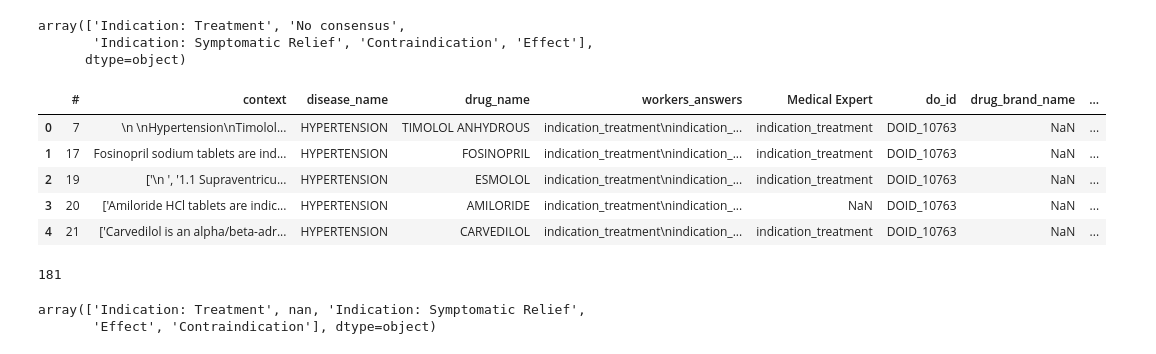
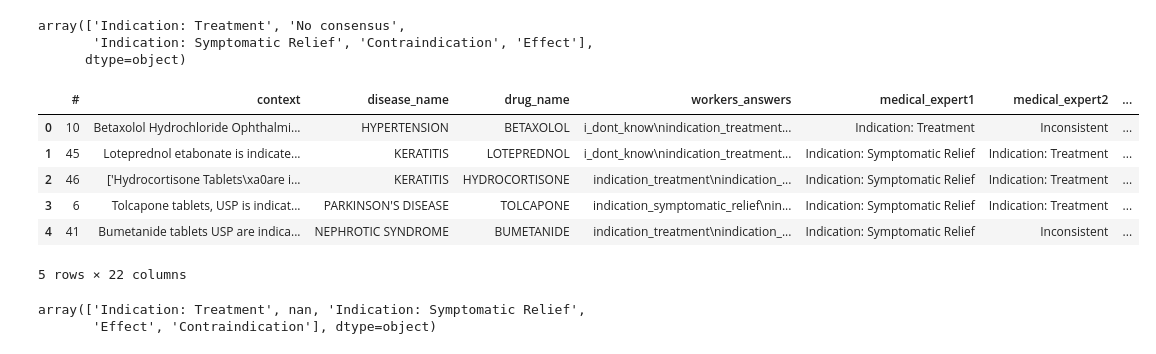
Before and after one commit to MaastrichtU-IDS/OptimAL, a Jupyter notebook: labeling/human-labeling/Resolving with 4th annotator.ipynb, the cells around one changed output. Cells and saved outputs as stored; diff of their text form; code cells hidden in the pictures.

```diff
--- a/labeling/human-labeling/Resolving with 4th annotator.ipynb
+++ b/labeling/human-labeling/Resolving with 4th annotator.ipynb
@@ -16,20 +16,27 @@ expert_all.expert_consensus.unique()
 array(['Indication: Treatment', 'No consensus',
        'Indication: Symptomatic Relief', 'Contraindication', 'Effect'],
       dtype=object)
-# %%
-expert4 = pd.read_excel('../data/expert/Medical Expert Annotation 4.xlsx', sheet_name='Sheet1')
-expert4.head()
-# %% [output]
-|  | # | context | disease_name | drug_name | workers_answers | Medical Expert | do_id | drug_brand_name | ... |
-| 0 | 7 | \n \nHypertension\nTimolol... | HYPERTENSION | TIMOLOL ANHYDROUS | indication_treatment\nindication_... | indication_treatment | DOID_10763 | NaN | ... |
-| 1 | 17 | Fosinopril sodium tablets are ind... | HYPERTENSION | FOSINOPRIL | indication_treatment\nindication_... | indication_treatment | DOID_10763 | NaN | ... |
-| 2 | 19 | ['\n ', '1.1 Supraventricu... | HYPERTENSION | ESMOLOL | indication_treatment\nindication_... | indication_treatment | DOID_10763 | NaN | ... |
-| 3 | 20 | ['Amiloride HCl tablets are indic... | HYPERTENSION | AMILORIDE | indication_treatment\nindication_... | NaN | DOID_10763 | NaN | ... |
-| 4 | 21 | ['Carvedilol is an alpha/beta-adr... | HYPERTENSION | CARVEDILOL | indication_treatment\nindication_... | indication_treatment | DOID_10763 | NaN | ... |
-# %%
-len(expert4)
-# %% [output]
-181
+# %%
+expert4 = pd.read_excel('../data/expert/Medical Expert Annotation 4.xlsx', sheet_name='Sheet1')
+expert4.head()
+meta_expert = pd.read_csv('../data/expert/experts_all_disagree_review.csv')
+
+meta_expert['Final \n(closest option)'].replace({'Indication_treatment':'Indication: Treatment',
+                                'Indication: Symptomatic relief':'Indication: Symptomatic Relief',
+                                'Treatment: Symptomatic relief':'Indication: Symptomatic Relief',
+                                 'contraindication':'Contraindication',
+                                'contraindicated':'Contraindication',
+                                'effect':'Effect'}, inplace=True)
+# %%
+meta_expert.head()
+# %% [output]
+|  | # | context | disease_name | drug_name | workers_answers | medical_expert1 | medical_expert2 | ... |
+| 0 | 10 | Betaxolol Hydrochloride Ophthalmi... | HYPERTENSION | BETAXOLOL | i_dont_know\nindication_treatment... | Indication: Treatment | Inconsistent | ... |
+| 1 | 45 | Loteprednol etabonate is indicate... | KERATITIS | LOTEPREDNOL | i_dont_know\nindication_treatment... | Indication: Symptomatic Relief | Indication: Treatment | ... |
+| 2 | 46 | ['Hydrocortisone Tablets\xa0are i... | KERATITIS | HYDROCORTISONE | indication_treatment\nindication_... | Indication: Symptomatic Relief | Indication: Treatment | ... |
+| 3 | 6 | Tolcapone tablets, USP is indicat... | PARKINSON'S DISEASE | TOLCAPONE | indication_symptomatic_relief\nin... | Indication: Symptomatic Relief | Indication: Treatment | ... |
+| 4 | 41 | Bumetanide tablets USP are indica... | NEPHROTIC SYNDROME | BUMETANIDE | indication_treatment\nindication_... | Indication: Symptomatic Relief | Inconsistent | ... |
+5 rows × 22 columns
 # %%
 expert4.rename(columns={'Medical Expert':'medical_expert4'}, inplace=True)
 # %%
```
Also changed, not shown: parts of 18 cells of this notebook, 11 other files.
